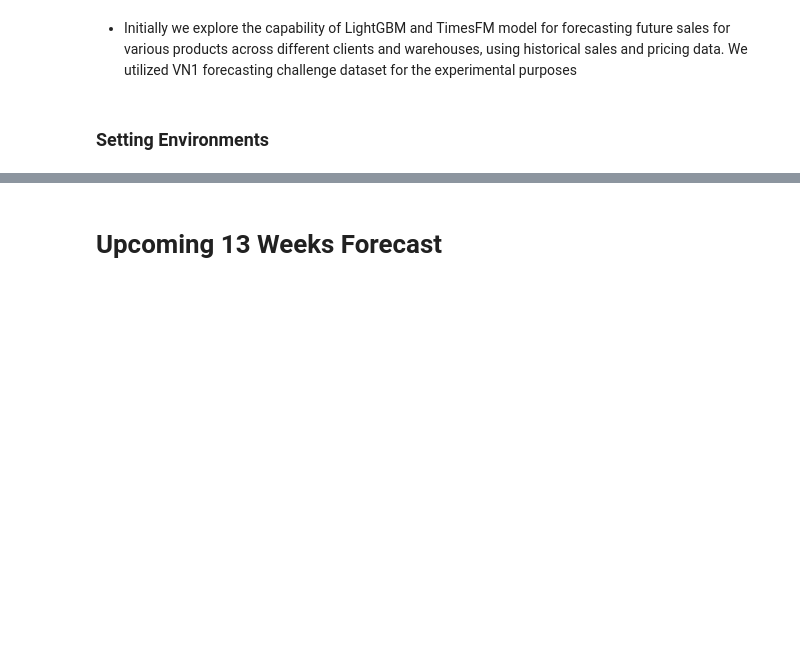
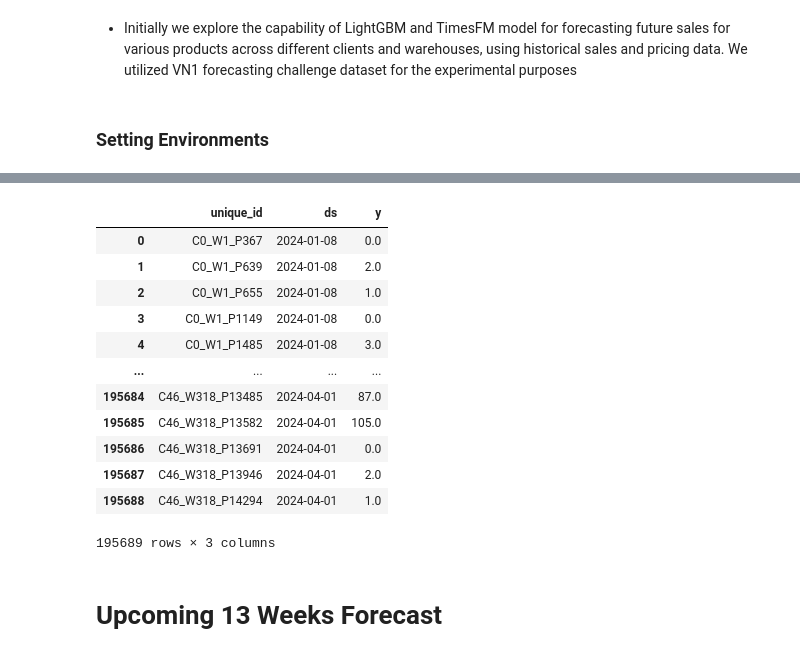
Before and after one commit to solayman-cs/long-horizon-forecast, a Jupyter notebook: experiments.ipynb, the cells around one changed output, grey strips where cells are left out. Cells and saved outputs as stored; diff of their text form; code cells hidden in the pictures; blank space fills up the shorter version.

```diff
--- a/experiments.ipynb
+++ b/experiments.ipynb
@@ -80,6 +82,22 @@ Wall time: 895 ms
 MLForecast(models=[LGBMRegressor], freq=W-MON, lag_features=['lag1', 'lag4', 'lag8', 'lag13', 'lag26', 'expanding_mean_lag1', 'rolling_mean_lag4_window_size4', 'rolling_mean_lag4_window_size13', 'roll ...
 # %%
 future_df=test.copy()
+# %%
+future_df
+# %% [output]
+|  | unique_id | ds | y |
+| 0 | C0_W1_P367 | 2024-01-08 | 0.0 |
+| 1 | C0_W1_P639 | 2024-01-08 | 2.0 |
+| 2 | C0_W1_P655 | 2024-01-08 | 1.0 |
+| 3 | C0_W1_P1149 | 2024-01-08 | 0.0 |
+| 4 | C0_W1_P1485 | 2024-01-08 | 3.0 |
+| ... | ... | ... | ... |
+| 195684 | C46_W318_P13485 | 2024-04-01 | 87.0 |
+| 195685 | C46_W318_P13582 | 2024-04-01 | 105.0 |
+| 195686 | C46_W318_P13691 | 2024-04-01 | 0.0 |
+| 195687 | C46_W318_P13946 | 2024-04-01 | 2.0 |
+| 195688 | C46_W318_P14294 | 2024-04-01 | 1.0 |
+195689 rows × 3 columns
 # %%
 horizon=13
 mlforecast = mlf.predict(horizon, X_df=future_df)
```
Also changed, not shown: parts of 13 cells of this notebook, 10 other files.
